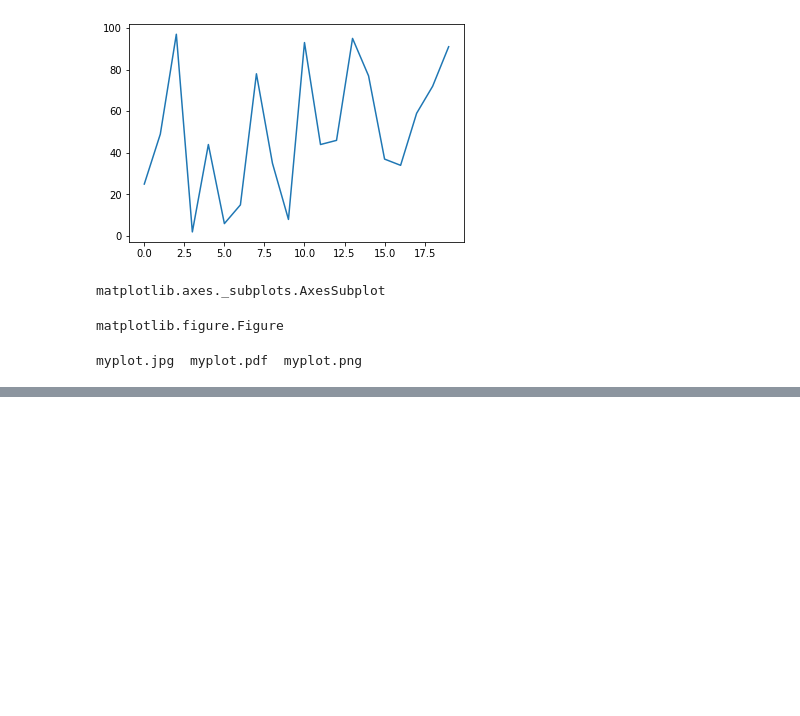
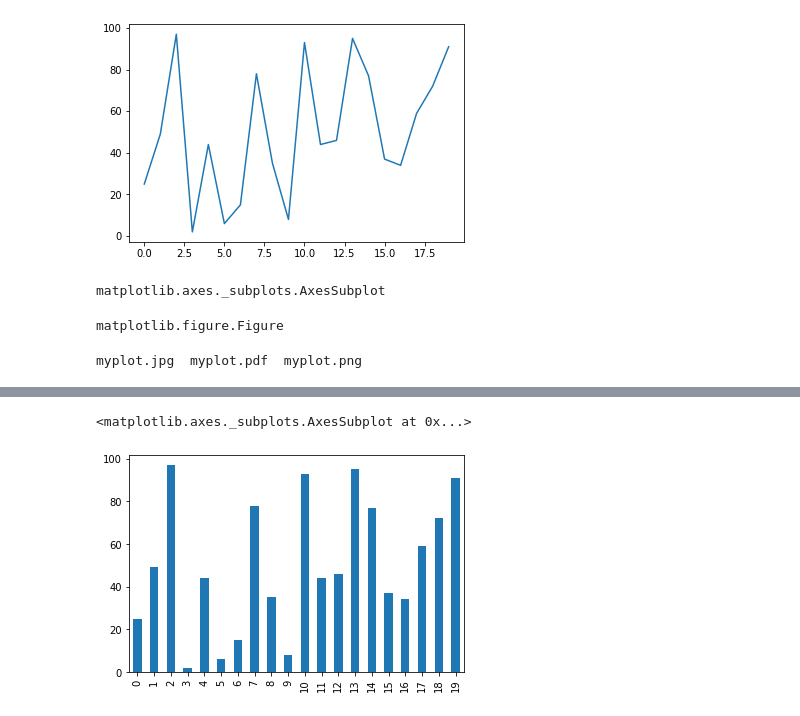
Before and after one commit to consmith2/cisco-2020-june, a Jupyter notebook: Cisco 2020 June 23.ipynb, the cells around one changed output, grey strips where cells are left out. Drawn from its saved outputs; the diff is of its cells as text; code cells hidden in the pictures; blank space fills up the shorter version.

```diff
--- a/Cisco 2020 June 23.ipynb
+++ b/Cisco 2020 June 23.ipynb
@@ -283,0 +288,5 @@ myplot.jpg  myplot.pdf  myplot.png
+# %%
+s.plot.bar()
+# %% [output]
+<matplotlib.axes._subplots.AxesSubplot at 0x...>
+[figure, added]
```
Also changed, not shown: parts of 4 cells of this notebook.
